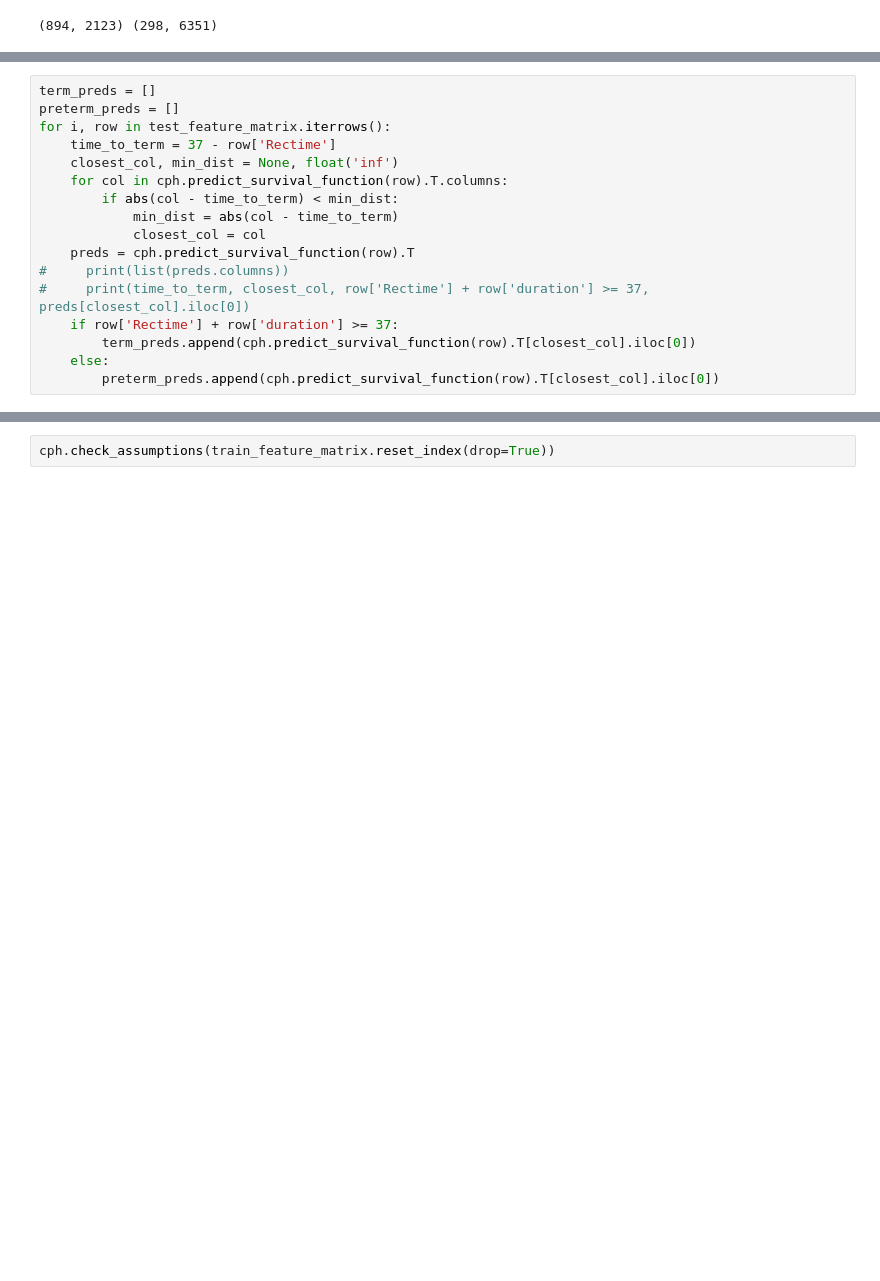
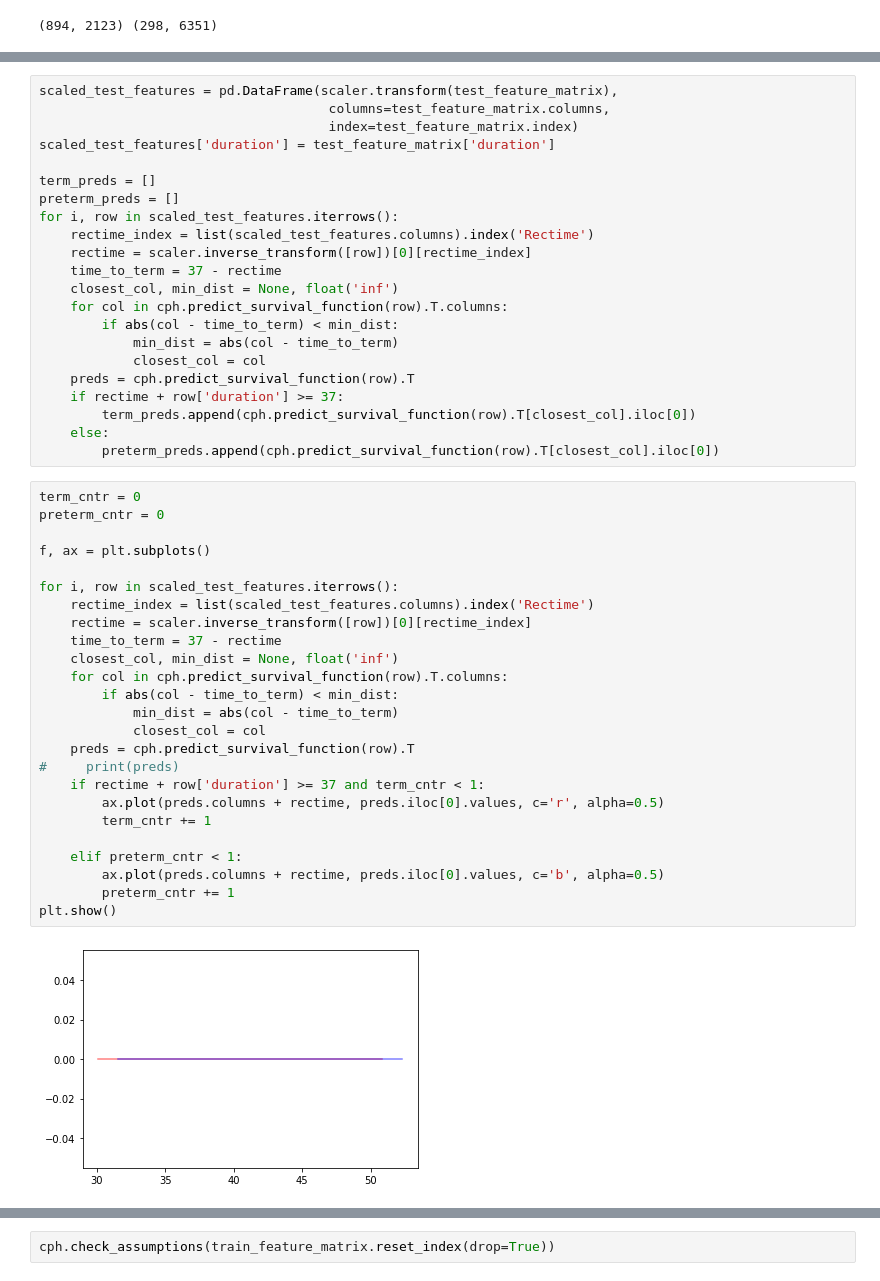
Before and after one commit to GillesVandewiele/EHG-Oversampling, a Jupyter notebook: Feature Analysis.ipynb, the cells around one changed output, grey strips where cells are left out. Cells and saved outputs as stored; diff of their text form; blank space fills up the shorter version.

```diff
--- a/Feature Analysis.ipynb
+++ b/Feature Analysis.ipynb
@@ -456,20 +725,52 @@ Iteration 17: norm_delta = 0.00000, step_size = 1.0000, ll = -435.51947, newton_
 # %%
+scaled_test_features = pd.DataFrame(scaler.transform(test_feature_matrix),
+                                     columns=test_feature_matrix.columns,
+                                     index=test_feature_matrix.index)
+scaled_test_features['duration'] = test_feature_matrix['duration']
+
 term_preds = []
 preterm_preds = []
-for i, row in test_feature_matrix.iterrows():
-    time_to_term = 37 - row['Rectime']
+for i, row in scaled_test_features.iterrows():
+    rectime_index = list(scaled_test_features.columns).index('Rectime')
+    rectime = scaler.inverse_transform([row])[0][rectime_index]
+    time_to_term = 37 - rectime
     closest_col, min_dist = None, float('inf')
     for col in cph.predict_survival_function(row).T.columns:
         if abs(col - time_to_term) < min_dist:
             min_dist = abs(col - time_to_term)
             closest_col = col
     preds = cph.predict_survival_function(row).T
-#     print(list(preds.columns))
-#     print(time_to_term, closest_col, row['Rectime'] + row['duration'] >= 37, preds[closest_col].iloc[0])
-    if row['Rectime'] + row['duration'] >= 37:
+    if rectime + row['duration'] >= 37:
         term_preds.append(cph.predict_survival_function(row).T[closest_col].iloc[0])
     else:
         preterm_preds.append(cph.predict_survival_function(row).T[closest_col].iloc[0])
+# %%
+term_cntr = 0
+preterm_cntr = 0
+
+f, ax = plt.subplots()
+
+for i, row in scaled_test_features.iterrows():
+    rectime_index = list(scaled_test_features.columns).index('Rectime')
+    rectime = scaler.inverse_transform([row])[0][rectime_index]
+    time_to_term = 37 - rectime
+    closest_col, min_dist = None, float('inf')
+    for col in cph.predict_survival_function(row).T.columns:
+        if abs(col - time_to_term) < min_dist:
+            min_dist = abs(col - time_to_term)
+            closest_col = col
+    preds = cph.predict_survival_function(row).T
+#     print(preds)
+    if rectime + row['duration'] >= 37 and term_cntr < 1:
+        ax.plot(preds.columns + rectime, preds.iloc[0].values, c='r', alpha=0.5)
+        term_cntr += 1
+
+    elif preterm_cntr < 1:
+        ax.plot(preds.columns + rectime, preds.iloc[0].values, c='b', alpha=0.5)
+        preterm_cntr += 1
+plt.show()
+# %% [output]
+[figure, added]
 # %%
 f, ax= plt.subplots()
 pd.Series(term_preds).plot(kind='hist', ax=ax)
```
Also changed, not shown: parts of 19 cells of this notebook, 1 other file.
